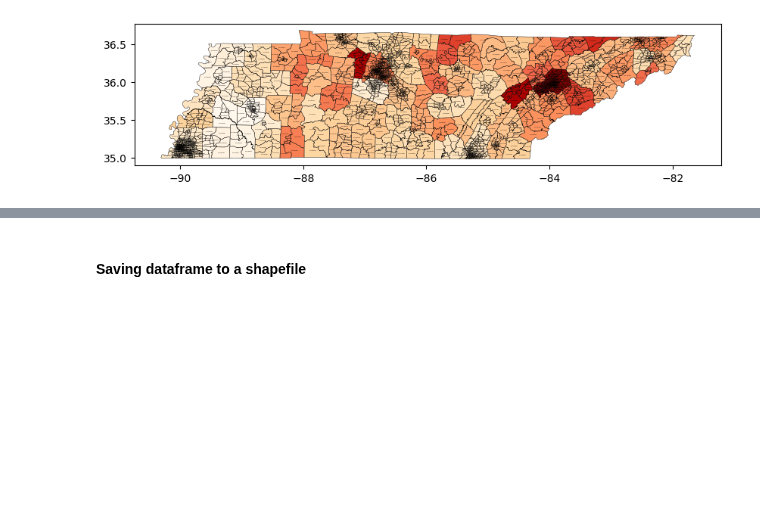
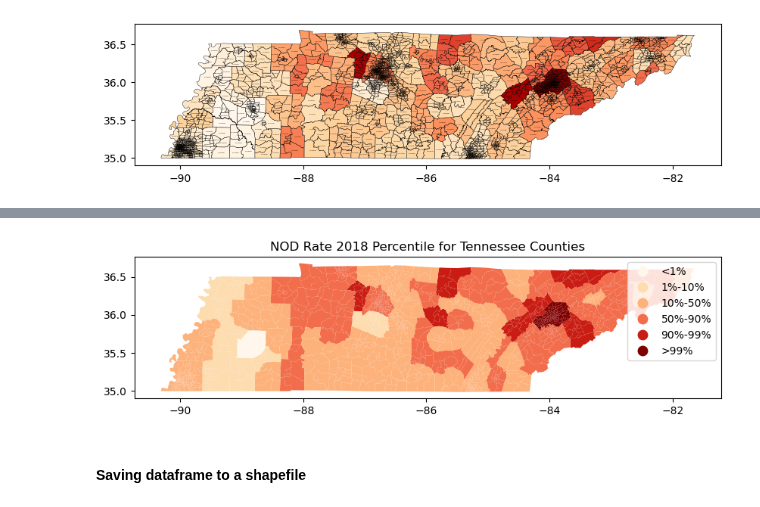
Before and after one commit to hashansl/opioid-risk-modeling, a Jupyter notebook: tennessee/data processing - tn filtering census tracts.ipynb, the cells around one changed output, grey strips where cells are left out. Cells and saved outputs as stored; diff of their text form; code cells hidden in the pictures; blank space fills up the shorter version.

```diff
--- a/tennessee/data processing - tn filtering census tracts.ipynb
+++ b/tennessee/data processing - tn filtering census tracts.ipynb
@@ -50,0 +72,3 @@ plt.show()
+# %%
+# filter by State Abbreviation
+overdose_tn = overdose_df[overdose_df['State Abbreviation'].isin(['TN'])]
@@ -50,0 +77,3 @@ plt.show()
+# %%
+overdose_tn['Narcotic Overdose Mortality Rate 2018'] = overdose_tn['Narcotic Overdose Mortality Rate 2018'].astype(float)
+overdose_tn['percentile'] = pd.qcut(overdose_tn['Narcotic Overdose Mortality Rate 2018'], q=[0, 0.01, 0.1, 0.5, 0.9, 0.99, 1], labels=['<1%', '1%-10%', '10%-50%', '50%-90%', '90%-99%', '>99%'])
@@ -50,0 +102,7 @@ plt.show()
+# %%
+# merge the two dataframes
+merged_df = pd.merge(filtered_svi_df, overdose_tn[['GEO ID','percentile']], left_on='STCNTY', right_on='GEO ID', how='left')
+# %%
+
+# drop GEO ID column
+merged_df.drop(columns=['GEO ID'], inplace=True)
@@ -51,3 +117,13 @@ plt.show()
+# %%
+# Plot the percentiles for the overdose data
+fig, ax = plt.subplots(1, 1, figsize=(10, 10))
+
+merged_df.plot(column='percentile', ax=ax, legend=True, cmap='OrRd', linewidth=0.3)
+
+plt.title('NOD Rate 2018 Percentile for Tennessee Counties')
+plt.show()
+# %% [output]
+[figure, added]
 # %% [markdown]
 #### Saving dataframe to a shapefile
 # %%
```
Also changed, not shown: parts of 14 cells of this notebook, 4 other files.
